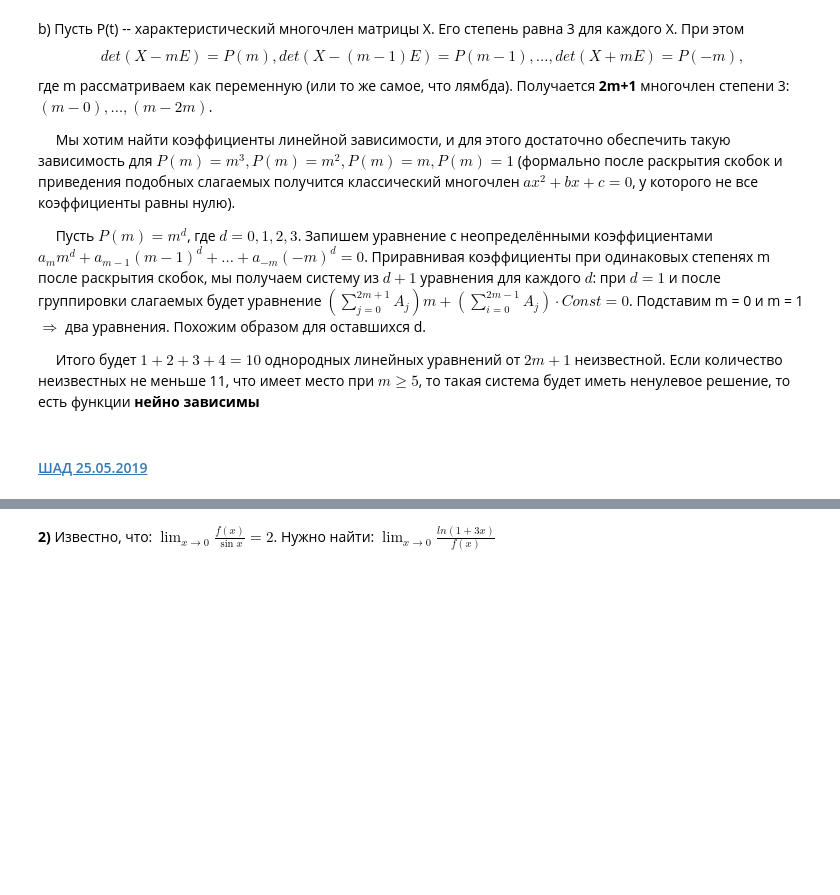
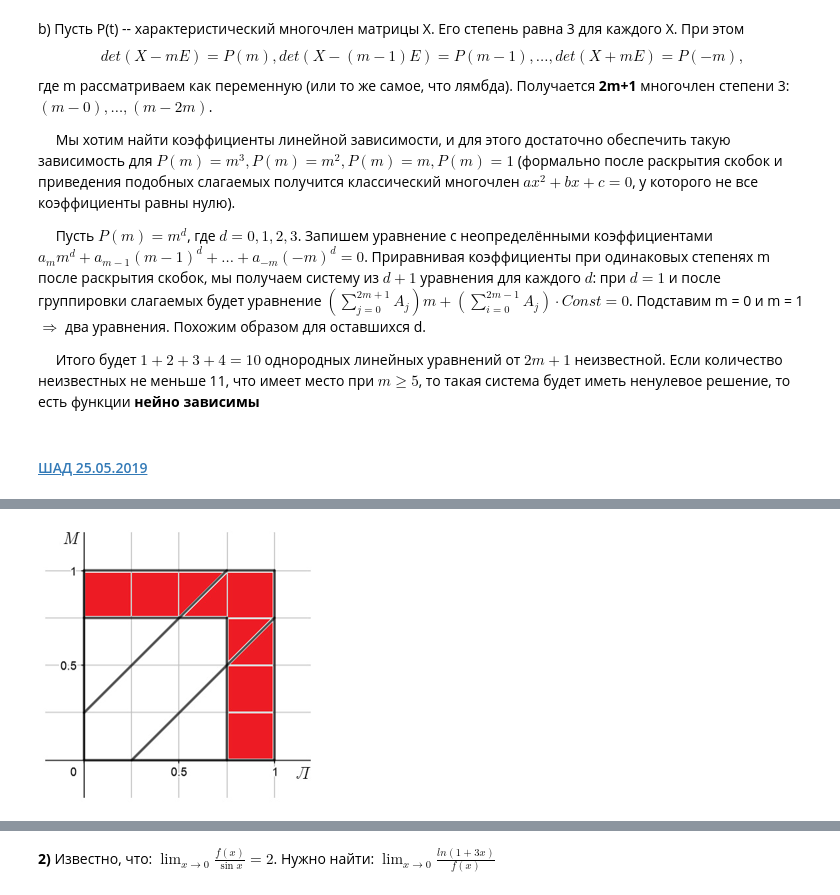
Before and after one commit to Felhaba/Math_Programming_Yandex_OZON, a Jupyter notebook: YSoDA.ipynb, the cells around one changed output, grey strips where cells are left out. Drawn from its saved outputs; the diff is of its cells as text; code cells hidden in the pictures; blank space fills up the shorter version.

```diff
--- a/YSoDA.ipynb
+++ b/YSoDA.ipynb
@@ -289,0 +326,6 @@ https://3-info.ru/post/26851?page=55
+# %%
+response = requests.get('https://hsto.org/webt/dg/yd/cu/dgydcuxma0b-pcwcwlh7wmwohji.jpeg')
+img = Image.open(BytesIO(response.content)).resize((280, 280))
+img
+# %% [output]
+[figure, added]
```
Also changed, not shown: parts of 14 cells of this notebook.
